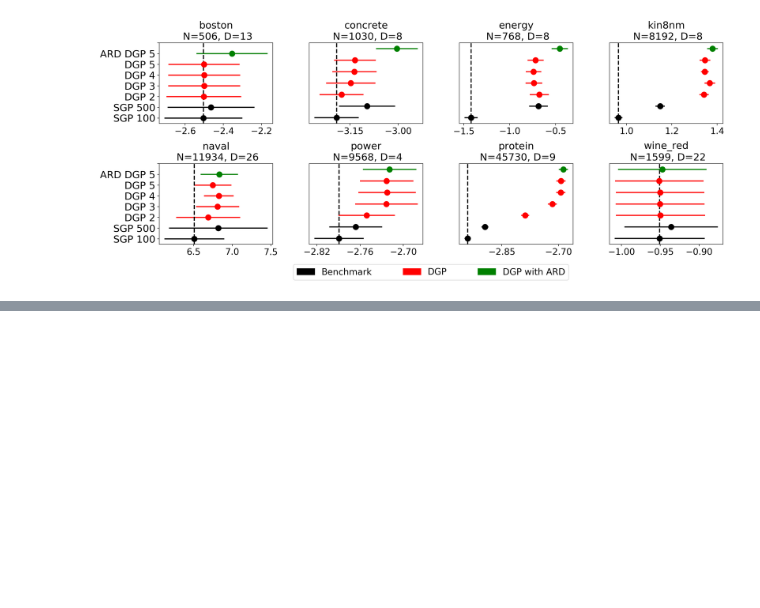
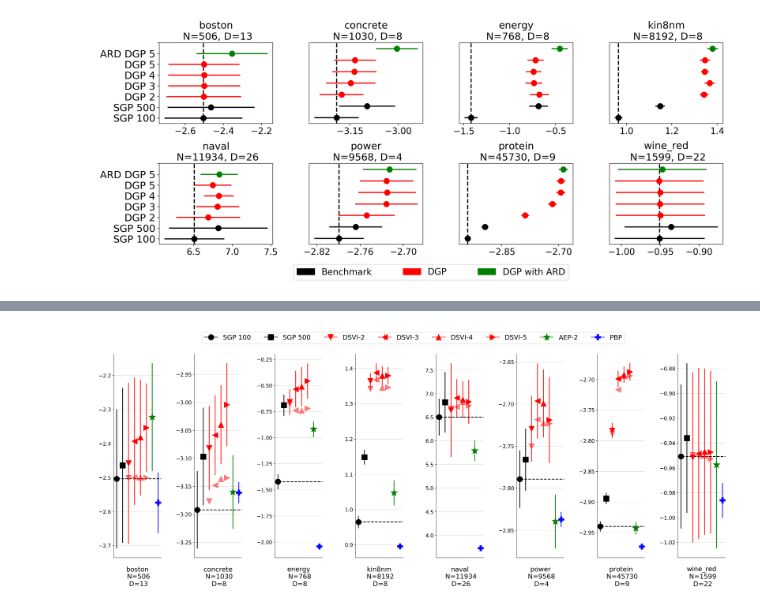
Before and after one commit to MattAshman/MLMI4, a Jupyter notebook: notebooks/uci_regression_results.ipynb, the cells around one changed output, grey strips where cells are left out. Cells and saved outputs as stored; diff of their text form; code cells hidden in the pictures; blank space fills up the shorter version.

```diff
--- a/notebooks/uci_regression_results.ipynb
+++ b/notebooks/uci_regression_results.ipynb
@@ -193,3 +248,9 @@ print(svgp_std_nlls)
+# %%
+pbp_mean_nlls = np.array([-2.574, -3.161, -2.042, 0.896, 3.731, -2.837, -2.973, -0.986])
+pbp_std_nlls = np.array([0.089, 0.019, 0.019, 0.006, 0.006, 0.009, 0.003, 0.014])
+
+pbp_mean_rmse = np.array([3.014, 5.667, 1.804, 0.068, 0.006, 4.124, 4.732, 0.635])
+pbp_std_rmse = np.array([0.1800, 0.0933, 0.0481, 0.0007, 0.00000, 0.0345, 0.0130, 0.0079])
 # %%
 datasets = ['boston', 'concrete', 'energy', 'kin8nm', 'naval', 'power', 'protein', 'wine_red']
 Ns = ['506', '1030', '768', '8192', '11934', '9568', '45730', '1599']
@@ -256,0 +329,68 @@ plt.savefig(fname='uci_regression_results.png', dpi=400, bbox_inches='tight')
+# %%
+datasets = ['boston', 'concrete', 'energy', 'kin8nm', 'naval', 'power', 'protein', 'wine_red']
+Ns = ['506', '1030', '768', '8192', '11934', '9568', '45730', '1599']
+Ds = ['13', '8','8', '8', '26', '4', '9', '22']
+
+fig, axes = plt.subplots(nrows=1, ncols=8, figsize=(24,9), dpi=200)
+
+
+layers = [2, 3, 4, 5]
+for i, (ax, dataset) in enumerate(zip(axes.flatten(), datasets)):
+
+    # plot sgp results
+    svgp_label = 'SGP 100'
+    svgp500_label = 'SGP 500'
+    ax.axhline(svgp_mean_nlls[i, 0], ls='--', color='k', lw=2)
+    ax.errorbar(0, svgp_mean_nlls[i, 0], yerr=svgp_std_nlls[i, 0], label='SGP 100', marker='o', color='k', ms=15, lw=2)
+    ax.errorbar(1, svgp_mean_nlls[i, 1], yerr=svgp_std_nlls[i, 1], label='SGP 500', marker='s', color='k', ms=15, lw=2)
+
+    # plot dsvi results
+    markers = ['v', '<', '^', '>']
+    for layer, marker in zip(range(len(layers)), markers):
+        label = 'DGP-' + str(layer+2)
+        ax.errorbar((layer+2), ard_mean_nlls[i, layer], yerr=ard_std_nlls[i, layer], label=label,
+                    marker=marker, color='r', ms=15, lw=2)
+
+#         ax.errorbar((layer+2), dsvi_mean_nlls[i, layer], yerr=dsvi_std_nlls[i, layer], label=label,
+#                     marker=marker, color='r', ms=10, lw=2, alpha=0.5, ls='--')
+        ax.errorbar((layer+2), dsvi_mean_nlls[i, layer], yerr=0, label=label,
+                    marker=marker, color='r', ms=15, lw=2, alpha=0.5, ls='--')
+
+
+    # plot aep results
+    ax.errorbar(len(layers)+2, aep_mean_nlls[i, 0], yerr=aep_std_nlls[i, 0], label='AEP-DGP-1', marker='*',
+                color='g', ms=20, lw=2)
+
+    # plot pbp results
+    ax.errorbar(len(layers)+3, pbp_mean_nlls[i], yerr=pbp_std_nlls[i], label='PBP', marker='P',
+                color='b', ms=15, lw=2)
+
+    ax.set_xticks([], [])
+    ax.set_xlim(-0.5, 7.5)
+    ax.tick_params(axis='y', which='major', labelsize=14)
+    ax.spines['top'].set_visible(False)
+    ax.spines['right'].set_visible(False)
+    ax.grid(True, alpha=0.5)
+
+    ax.set_title(datasets[i] + '\n N=' + Ns[i] + '\n D=' + Ds[i], fontsize=18, y=-0.15)
+
+
+# plt.legend(bbox_to_anchor=(1.04,1), loc="upper left")
+# axes[0][0].set_yticks(np.arange(8))
+# axes[0][0].set_yticklabels(['SGP 100', 'SGP 500', 'DGP 2', 'DGP 3', 'DGP 4', 'DGP 5', 'ARD DGP 5'], fontsize=18)
+# axes[1][0].set_yticks(np.arange(8))
+# axes[1][0].set_yticklabels(['SGP 100', 'SGP 500', 'DGP 2', 'DGP 3', 'DGP 4', 'DGP 5', 'ARD DGP 5'], fontsize=18)
+# axes[1][2].legend(custom_scatter, ['Benchmark', 'DGP', 'DGP with ARD'],
+#                   bbox_to_anchor=(-1.5, -0.5, 2.5, 0.5), loc='lower center', ncol=3, mode='expand',
+#                   fontsize=16)
+
+fig.legend(custom_legend,
+           ['SGP 100', 'SGP 500', 'DSVI-2', 'DSVI-3', 'DSVI-4', 'DSVI-5', 'AEP-2', 'PBP'],
+           loc='upper center', ncol=8, fontsize=18,
+           bbox_to_anchor=(0.5, 1.1))
+plt.tight_layout()
+plt.subplots_adjust(wspace=0.7)
+# plt.savefig(fname='../report/uci_regression_results_nlls.png', dpi=400, bbox_inches='tight')
+plt.show()
+# %% [output]
+[figure, added]
```
Also changed, not shown: parts of 10 cells of this notebook, 5 other files.
